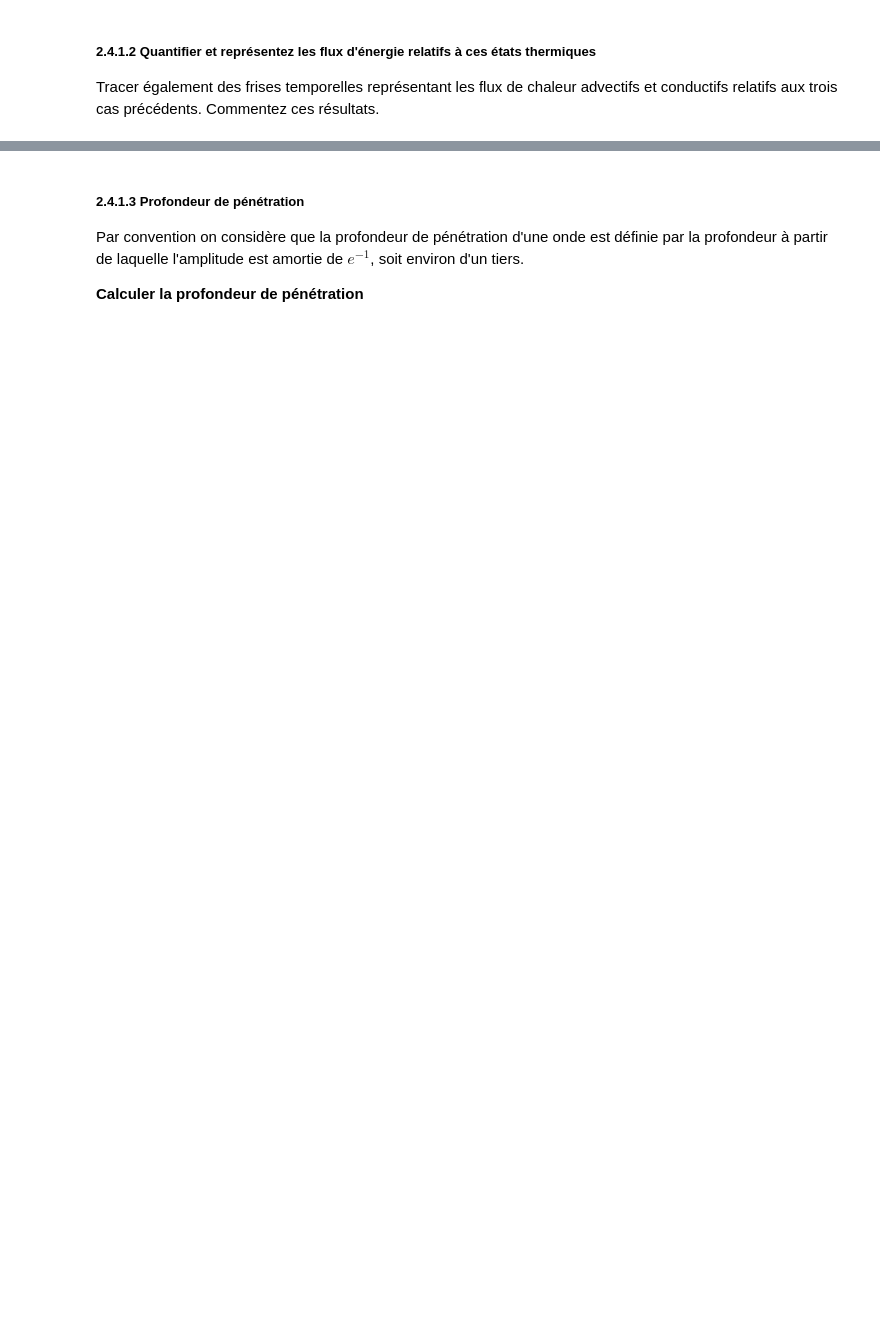
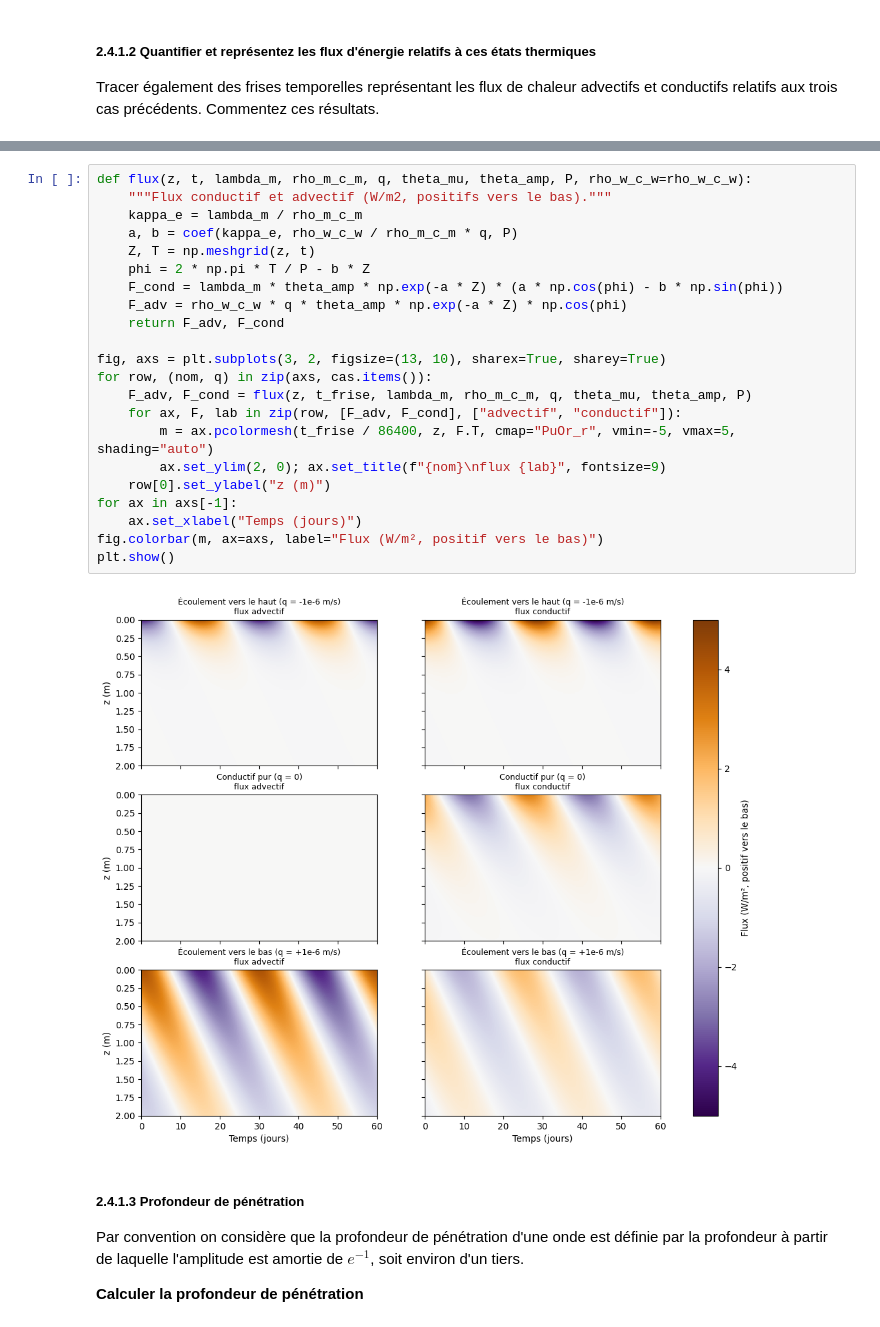
Before and after one commit to yannisalln/TP1-molonari, a Jupyter notebook: 2026TP1_modele_direct.ipynb, the cells around one changed output, grey strips where cells are left out. Drawn from its saved outputs; the diff is of its cells as text; blank space fills up the shorter version.

```diff
--- a/2026TP1_modele_direct.ipynb
+++ b/2026TP1_modele_direct.ipynb
@@ -420,3 +506,27 @@ Tracer également des frises temporelles représentant les flux de chaleur advec
+# %%
+def flux(z, t, lambda_m, rho_m_c_m, q, theta_mu, theta_amp, P, rho_w_c_w=rho_w_c_w):
+    """Flux conductif et advectif (W/m2, positifs vers le bas)."""
+    kappa_e = lambda_m / rho_m_c_m
+    a, b = coef(kappa_e, rho_w_c_w / rho_m_c_m * q, P)
+    Z, T = np.meshgrid(z, t)
+    phi = 2 * np.pi * T / P - b * Z
+    F_cond = lambda_m * theta_amp * np.exp(-a * Z) * (a * np.cos(phi) - b * np.sin(phi))
+    F_adv = rho_w_c_w * q * theta_amp * np.exp(-a * Z) * np.cos(phi)
+    return F_adv, F_cond
+
+fig, axs = plt.subplots(3, 2, figsize=(13, 10), sharex=True, sharey=True)
+for row, (nom, q) in zip(axs, cas.items()):
+    F_adv, F_cond = flux(z, t_frise, lambda_m, rho_m_c_m, q, theta_mu, theta_amp, P)
+    for ax, F, lab in zip(row, [F_adv, F_cond], ["advectif", "conductif"]):
+        m = ax.pcolormesh(t_frise / 86400, z, F.T, cmap="PuOr_r", vmin=-5, vmax=5, shading="auto")
+        ax.set_ylim(2, 0); ax.set_title(f"{nom}\nflux {lab}", fontsize=9)
+    row[0].set_ylabel("z (m)")
+for ax in axs[-1]:
+    ax.set_xlabel("Temps (jours)")
+fig.colorbar(m, ax=axs, label="Flux (W/m², positif vers le bas)")
+plt.show()
+# %% [output]
+[figure, added]
 # %% [markdown]
 ##### 2.4.1.3 Profondeur de pénétration
 
```
Also changed, not shown: parts of 19 cells of this notebook.
